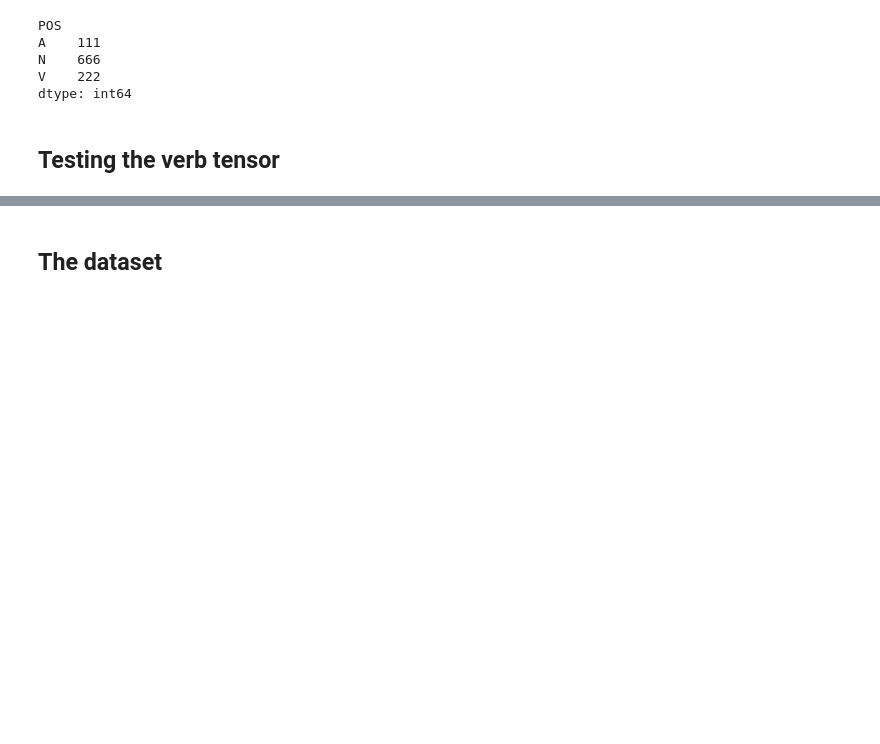
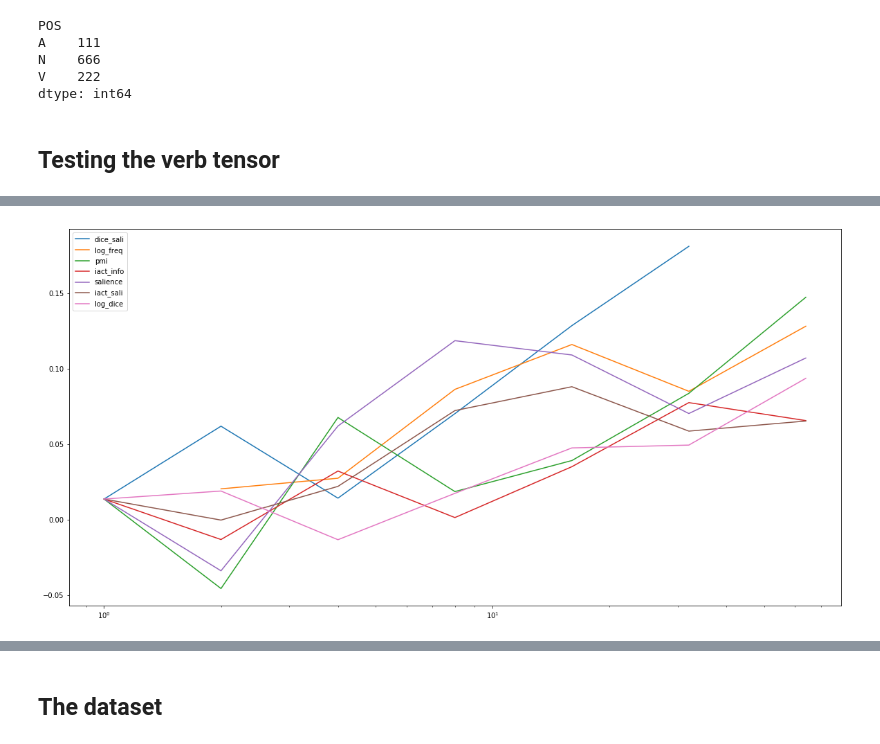
Before and after one commit to makrai/verb-tensor, a Jupyter notebook: eval.ipynb, the cells around one changed output, grey strips where cells are left out. Saved outputs shown, nothing was run; the diff lists cells and outputs as text; code cells hidden in the pictures; blank space fills up the shorter version.

```diff
--- a/eval.ipynb
+++ b/eval.ipynb
@@ -214,0 +175,8 @@ WARNING  [36] [Errno 2] No such file or directory: '/mnt/permanent/home/makrai/p
+# %%
+sim_df['weight'] = pd.DataFrame(sim_df['weight'].str.split('_', 2).values.tolist())[2]
+# %%
+sim_df = sim_df.drop(columns='index')
+# %%
+sim_df = sim_df.drop(labels=[0])
+# %%
+sim_df =sim_df[sim_df.isna().sum(axis=1)==0]
@@ -214,0 +192,9 @@ WARNING  [36] [Errno 2] No such file or directory: '/mnt/permanent/home/makrai/p
+# %%
+weights = sim_df[sim_df.rank_==32].sort_values('sim', ascending=False).weight
+for weight in weights:
+    df = sim_df[sim_df.weight==weight].sort_values('rank_')
+    plt.plot(df.rank_, df.sim)#, c=color)
+plt.xscale('log')
+_ = plt.legend(weights)
+# %% [output]
+[figure, added]
```
Also changed, not shown: parts of 36 cells of this notebook.
